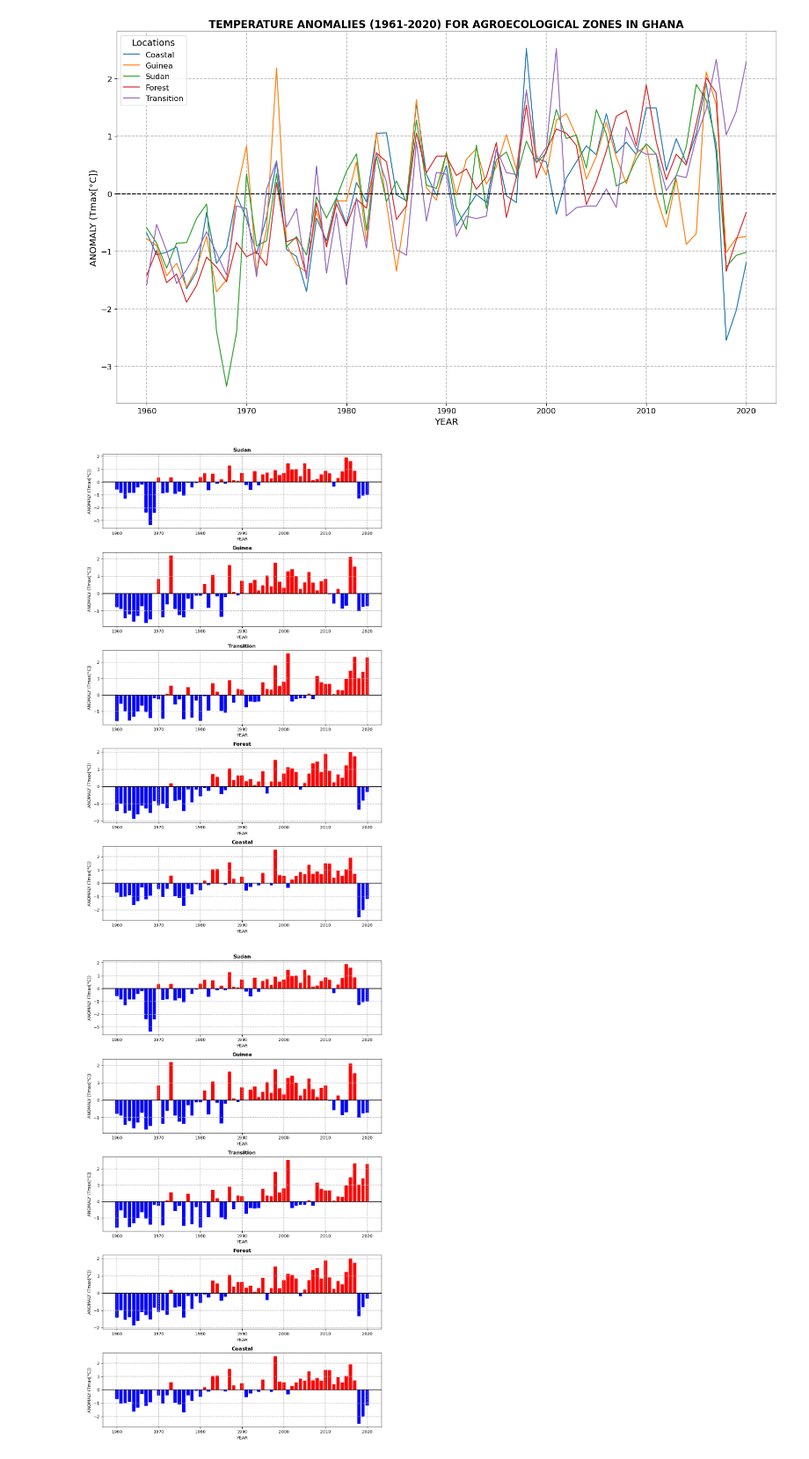
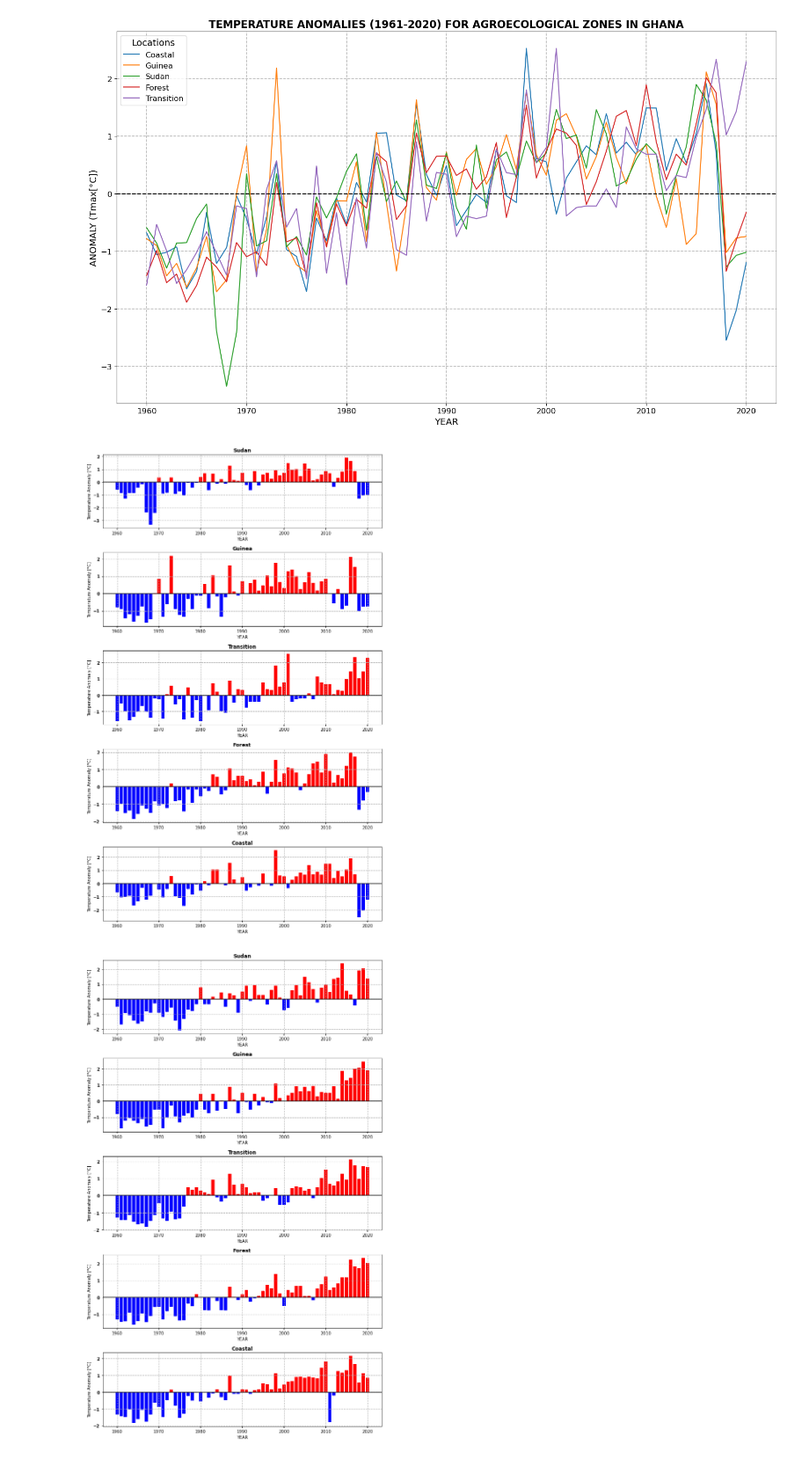
Before and after one commit to damponsah20/MAXIMUM-TEMPERATURE-ANALYSIS, a Jupyter notebook: ANOMALY_ZONES.ipynb, the cells around one changed output. Shown at 88% size. Drawn from its saved outputs; the diff is of its cells as text; code cells hidden in the pictures.

```diff
--- a/ANOMALY_ZONES.ipynb
+++ b/ANOMALY_ZONES.ipynb
@@ -183,8 +183,13 @@ for i, (location, file_path) in enumerate(locations.items()):
     # Customize the subplot
     axes[i].set_title(f'{location}', fontweight='bold' )
     axes[i].set_xlabel('YEAR')
-    axes[i].set_ylabel('ANOMALY (Tmax[°C])', fontsize=10)
+    axes[i].set_ylabel('Temperature Anomaly [°C]')
     axes[i].grid(True,which='both', linestyle='--', linewidth=1.1)
+
+    # Make y-axis tick labels bold
+    axes[i].tick_params(axis='x', labelsize=10, labelcolor='black', width=1.5)
+    for label in axes[i].get_yticklabels():
+        label.set_fontweight('bold')
 
 # Add a subtitle to the figure
 #fig.suptitle('MAXIMUM TEMPERATURE ANOMALIES (1961-2020) FOR AGROECOLOGICAL ZONES IN GHANA', fontsize=13, fontweight='bold', y=0.97)
@@ -196,20 +201,20 @@ plt.tight_layout(rect=[0, 0, 1, 0.96])
 plt.show()
 
 # Optionally, save the entire figure
-fig.savefig('anomaly_barplots_for_Maximum.png', bbox_inches='tight', dpi=500)
+fig.savefig('anomaly_barplots_for_Maximum.png', bbox_inches='tight', dpi=700)
 # %% [output]
-[figure, old version]
+[figure, new version]
 # %%
 import pandas as pd
 import matplotlib.pyplot as plt
 
 # Define the locations and corresponding file paths
 locations = {
-    'Sudan': 'Sudan_1960_2020_dTx_complete.txt',
-    'Guinea': 'Guinea_1960_2020_dTx_complete.txt',
-    'Transition': 'Transition_1960_2020_dTx_complete.txt',
-    'Forest': 'Forest_1960_2020_dTx_complete.txt',
-    'Coastal': 'Coastal_1960_2020_dTx_complete.txt'
+    'Sudan': 'Sudan_1960_2020_dTn_complete.txt',
+    'Guinea': 'Guinea_1960_2020_dTn_complete.txt',
+    'Transition': 'Transition_1960_2020_dTn_complete.txt',
+    'Forest': 'Forest_1960_2020_dTn_complete.txt',
+    'Coastal': 'Coastal_1960_2020_dTn_complete.txt'
 
     # 'Tamale': 'Tamale_1960_2020_dTx_complete.txt'
 }
@@ -238,35 +243,40 @@ def calculate_standardized_anomaly(file_path):
 fig, axes = plt.subplots(nrows=5, ncols=1, figsize=(10, 17))  # 5 rows, 1 column
 axes = axes.flatten()  # Flatten the axes array for easy iteration
 
 # Loop through each location and calculate the standardized anomaly
 for i, (location, file_path) in enumerate(locations.items()):
     data = calculate_standardized_anomaly(file_path)
 
     # Determine colors for the bars based on anomaly values
     colors = ['red' if val > 0 else 'blue' for val in data['standardized_anomaly']]
 
     # Plotting as bar plot on the respective subplot
     axes[i].bar(data['year'], data['standardized_anomaly'], color=colors, label=f'{location}')
 
     # Adding a horizontal line at y=0
     axes[i].axhline(0, color='black',  linewidth=1.5)
 
     # Customize the subplot
+    # Customize the subplot
     axes[i].set_title(f'{location}', fontweight='bold' )
     axes[i].set_xlabel('YEAR')
-    axes[i].set_ylabel('ANOMALY (Tmax[°C])', fontsize=10)
+    axes[i].set_ylabel('Temperature Anomaly [°C]')
     axes[i].grid(True,which='both', linestyle='--', linewidth=1.1)
 
+    # Make y-axis tick labels bold
+    axes[i].tick_params(axis='x', labelsize=10, labelcolor='black', width=1.5)
+    for label in axes[i].get_yticklabels():
+        label.set_fontweight('bold')
+
 # Add a subtitle to the figure
-#fig.suptitle('MINIMUM TEMPERATURE ANOMALIES (1961-2020) FOR AGROECOLOGICAL ZONES IN GHANA', fontsize=13, fontweight='bold', y=0.97)
+#fig.suptitle('MAXIMUM TEMPERATURE ANOMALIES (1961-2020) FOR AGROECOLOGICAL ZONES IN GHANA', fontsize=13, fontweight='bold', y=0.97)
 
 # Adjust layout to avoid overlap
 plt.tight_layout(rect=[0, 0, 1, 0.96])
-
 # Show the final figure with subplots
 plt.show()
 
 # Optionally, save the entire figure
-fig.savefig('anomaly_barplots_for_Minimum.png', bbox_inches='tight', dpi=500)
+fig.savefig('anomaly_barplots_for_Minimum.png', bbox_inches='tight', dpi=700)
 # %% [output]
-[figure, old version]
+[figure, new version]
```
Also changed, not shown: parts of 5 cells of this notebook.
